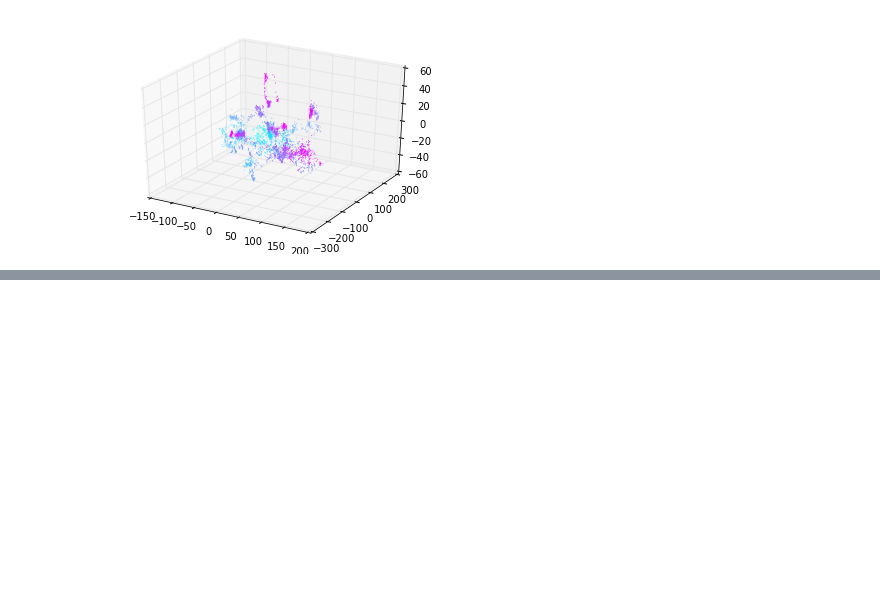
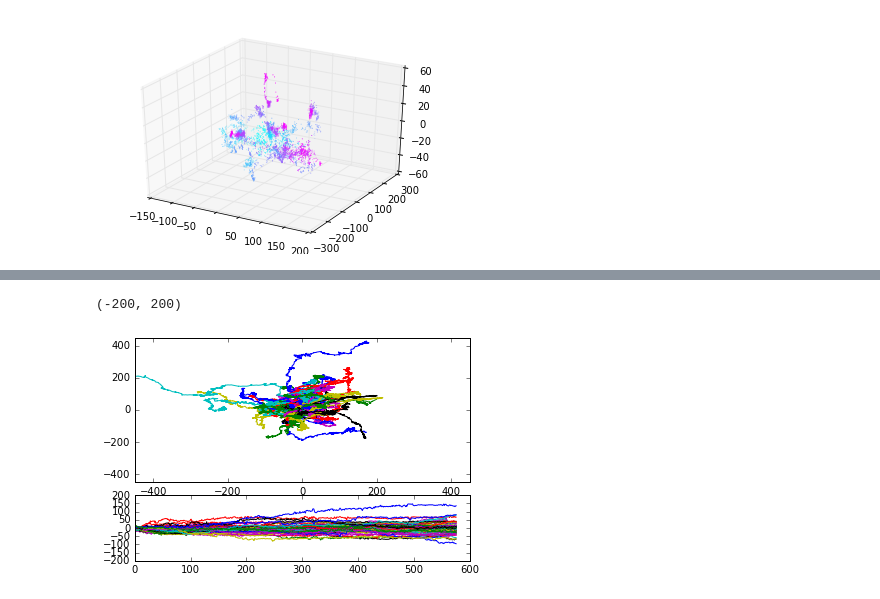
Before and after one commit to jrieke/lstm-biology, a Jupyter notebook: visualization.ipynb, the cells around one changed output, grey strips where cells are left out. Cells and saved outputs as stored; diff of their text form; code cells hidden in the pictures; blank space fills up the shorter version.

```diff
--- a/visualization.ipynb
+++ b/visualization.ipynb
@@ -82,0 +102,17 @@ plt.savefig('plots/all_alive_3D.png', dpi=300)
+# %%
+category = 'alive'
+ax_xy = plt.subplot2grid((3, 1), (0, 0), rowspan=2)
+for trajectory in trajectories_per_category[category]:
+    plt.plot(trajectory[:, 0], trajectory[:, 1])
+lim = 450
+plt.xlim(-lim, lim)
+plt.ylim(-lim, lim)
+
+ax_z = plt.subplot2grid((3, 1), (2, 0))
+for trajectory in trajectories_per_category[category]:
+    plt.plot(trajectory[:, 2])
+lim = 200
+plt.ylim(-lim, lim)
+# %% [output]
+(-200, 200)
+[figure, added]
```
Also changed, not shown: parts of 7 cells of this notebook, 6 other files.
